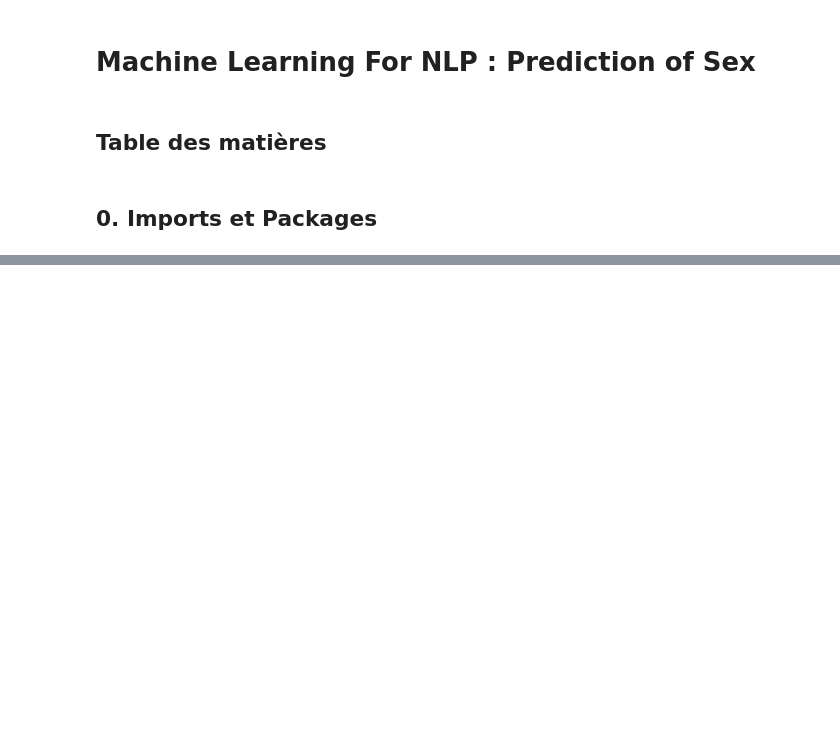
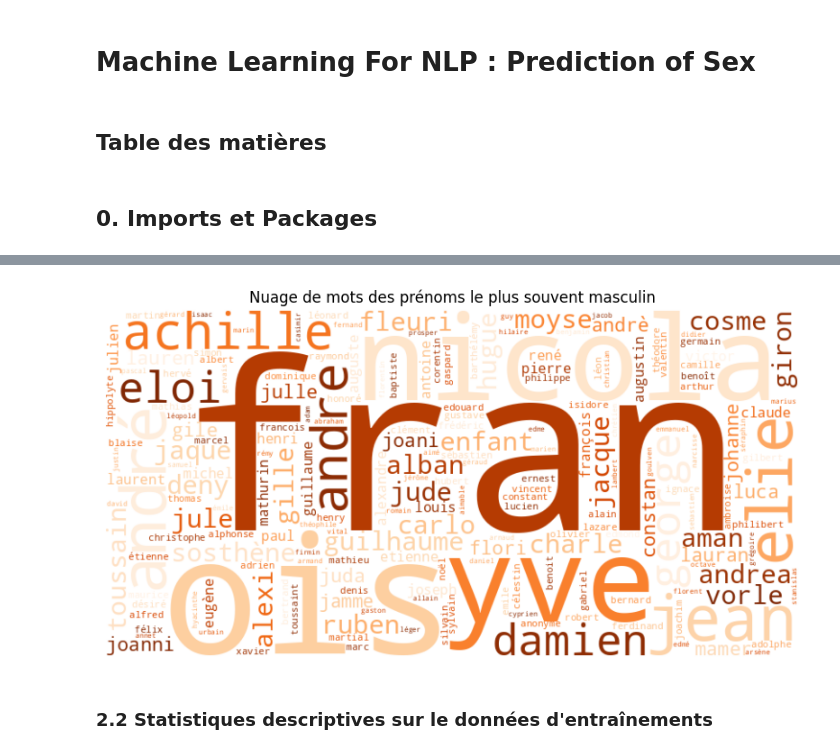
Before and after one commit to emanieluu/ml_for_nlp, a Jupyter notebook: NLP_Project.ipynb, the cells around one changed output, grey strips where cells are left out. Saved outputs shown, nothing was run; the diff lists cells and outputs as text; code cells hidden in the pictures; blank space fills up the shorter version.

```diff
--- a/NLP_Project.ipynb
+++ b/NLP_Project.ipynb
@@ -334,0 +108,17 @@ jointure_data = pd.merge(
+# %%
+most_male_name = name_data[name_data["female_freq"] < 0.5]
+all_names = " ".join(most_male_name["firstname"].dropna())
+colormap = "Oranges"
+wordcloud = WordCloud(
+    width=800, height=400, background_color="white", colormap=colormap
+).generate(all_names)
+
+plt.figure(figsize=(10, 5))
+plt.imshow(wordcloud, interpolation="bilinear")
+plt.axis("off")
+plt.title("Nuage de mots des prénoms le plus souvent masculin")
+plt.show()
+# %% [output]
+[figure, added]
+# %% [markdown]
+### 2.2 Statistiques descriptives sur le données d'entraînements
```
Also changed, not shown: parts of 46 cells of this notebook, 2 other files.
